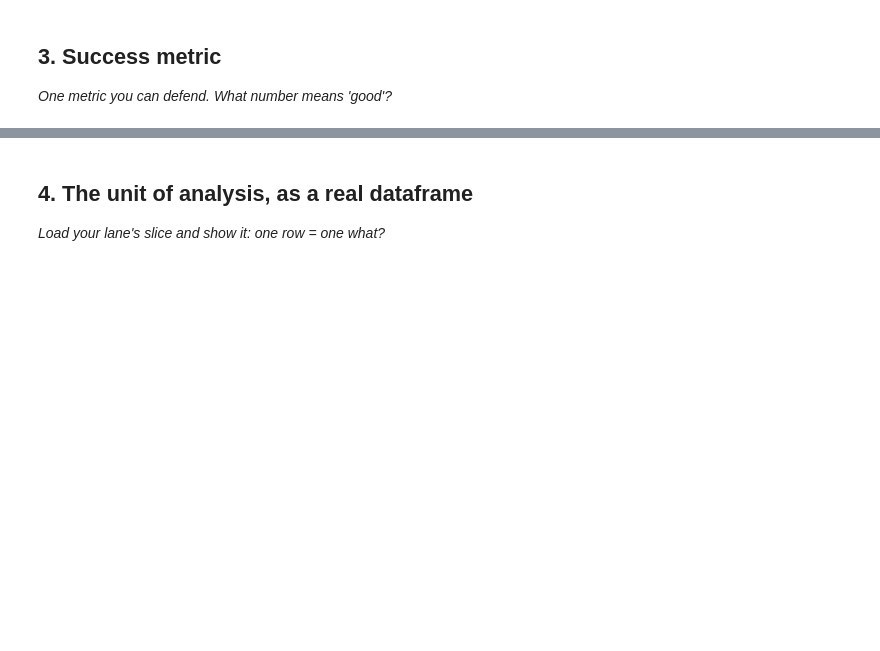
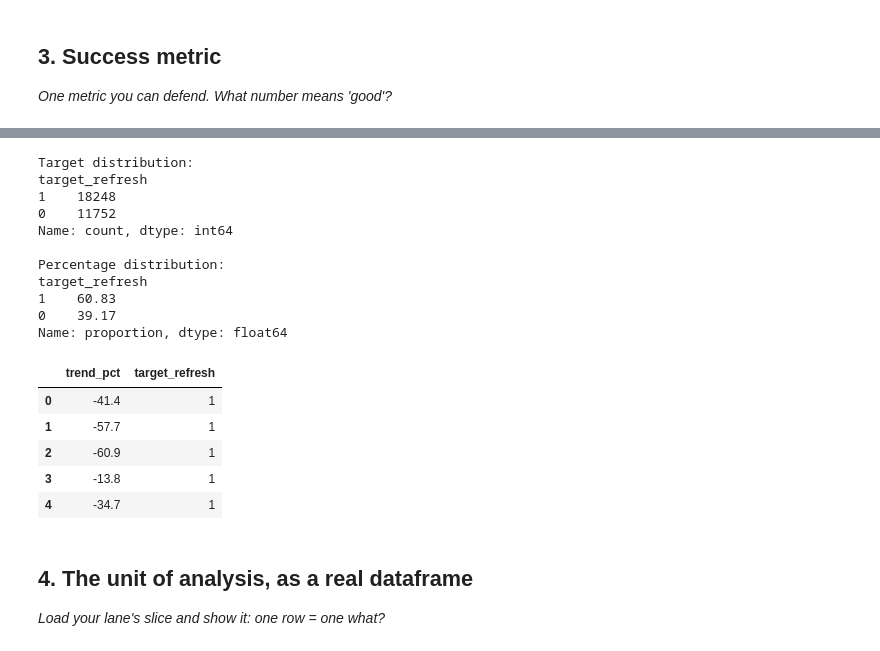
Before and after one commit to krihna7/flyrank-ML-internship, a Jupyter notebook: work/notebooks/w02_ml_task_framing.ipynb, the cells around one changed output, grey strips where cells are left out. Saved outputs shown, nothing was run; the diff lists cells and outputs as text; code cells hidden in the pictures; blank space fills up the shorter version.

```diff
--- a/work/notebooks/w02_ml_task_framing.ipynb
+++ b/work/notebooks/w02_ml_task_framing.ipynb
@@ -30,3 +65,34 @@ This skeleton is yours to fill. Work the sections **in order** — each one has
+# %%
+# Create the proxy target (if it doesn't already exist)
+df["target_refresh"] = (df["trend_pct"] < -10).astype(int)
+
+# Show the distribution of the target
+print("Target distribution:")
+print(df["target_refresh"].value_counts())
+
+print("\nPercentage distribution:")
+print((df["target_refresh"].value_counts(normalize=True) * 100).round(2))
+
+# Preview the target column
+df[["trend_pct", "target_refresh"]].head()
+# %% [output]
+Target distribution:
+target_refresh
+1    18248
+0    11752
+Name: count, dtype: int64
+
+Percentage distribution:
+target_refresh
+1    60.83
+0    39.17
+Name: proportion, dtype: float64
+|  | trend_pct | target_refresh |
+| 0 | -41.4 | 1 |
+| 1 | -57.7 | 1 |
+| 2 | -60.9 | 1 |
+| 3 | -13.8 | 1 |
+| 4 | -34.7 | 1 |
 # %% [markdown]
 ## 4. The unit of analysis, as a real dataframe
 
```
Also changed, not shown: parts of 14 cells of this notebook.
